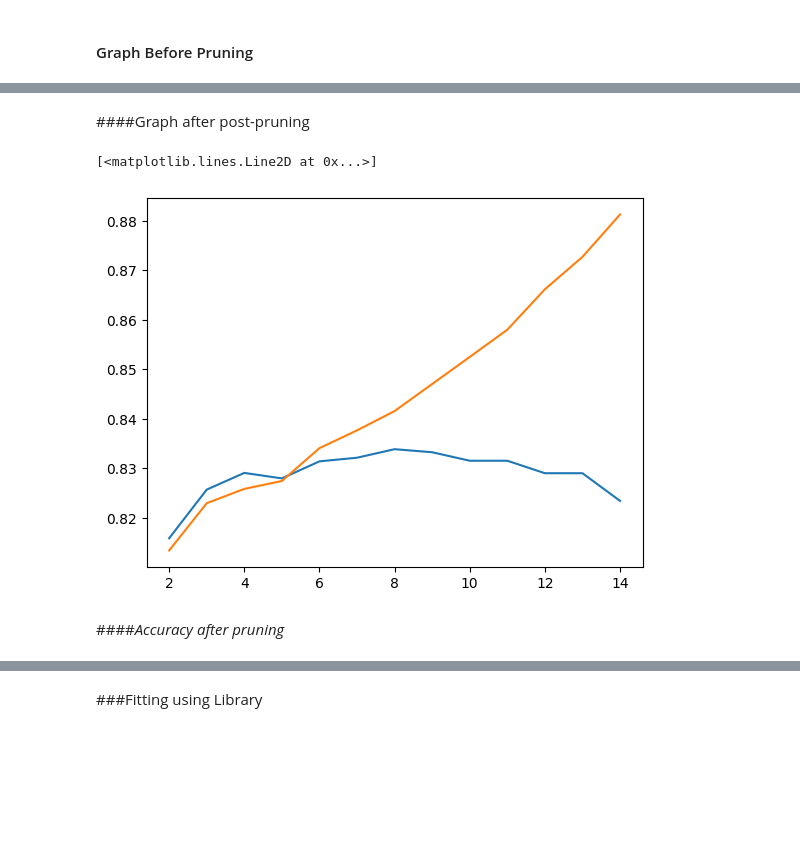
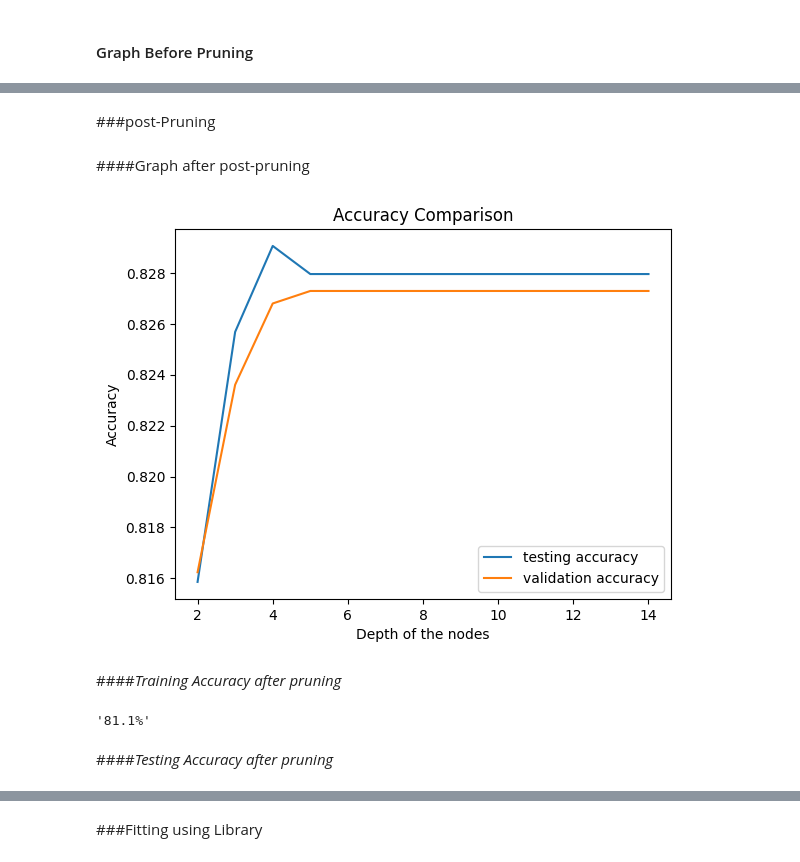
Before and after one commit to Hritik003/Decision-Tree-with-Pruning, a Jupyter notebook: decision_Tree.ipynb, the cells around one changed output, grey strips where cells are left out. Saved outputs shown, nothing was run; the diff lists cells and outputs as text; code cells hidden in the pictures; blank space fills up the shorter version.

```diff
--- a/decision_Tree.ipynb
+++ b/decision_Tree.ipynb
@@ -720,0 +733,3 @@ dt_x_test=discrete_test.drop(['income'],axis=1);
+# %%
+dt_x_val = dt_x_test.iloc[0:int(0.5*dt_x_test.shape[0])+1]
+dt_y_val = dt_y_test.iloc[0:int(0.5*dt_y_test.shape[0])+1]
@@ -754,0 +805,2 @@ round((accuracy_score(dt_y_test,Y_pred))*100,2).astype(str)+'%'
+# %% [markdown]
+###post-Pruning
@@ -755,25 +824,2 @@ round((accuracy_score(dt_y_test,Y_pred))*100,2).astype(str)+'%'
 # %% [markdown]
 ####Graph after post-pruning
-# %%
-
-
-n=dt_x_train.shape[1]
-x_ax=[]
-y_ax_test=[]
-y_ax_train=[]
-
-
-
-for i in range(n, 1, -1):
-    pruned_3 = DecisionTree(max_depth=i)
-    pruned_3.fit(dt_x_train, dt_y_train)
-    pruned_tree = reduced_error_prune(pruned_3.tree_, dt_x_train, dt_y_train)
-    pruned_3.tree_=pruned_tree
-    x_ax.append(i)
-    y_ax_test.append(pruned_3.score(dt_x_test, dt_y_test))
-    y_ax_train.append(pruned_3.score(dt_x_train, dt_y_train))
-plt.plot(x_ax,y_ax_test)
-plt.plot(x_ax,y_ax_train)
-# %% [output]
-[<matplotlib.lines.Line2D at 0x...>]
-[figure, removed]
@@ -784,0 +826,18 @@ y_pred_prune = predict(pruned_3, dt_x_test)
+# %%
+plt.plot(x_ax,y_ax_test, label ="testing accuracy")
+plt.plot(x_ax,y_ax_val,label ="validation accuracy")
+
+# Add labels for the x-axis and y-axis
+plt.xlabel("Depth of the nodes")
+plt.ylabel("Accuracy")
+
+# Add a title to the plot
+plt.title("Accuracy Comparison")
+
+# Add a legend to the plot
+plt.legend()
+
+# Display the plot
+plt.show()
+# %% [output]
+[figure, added]
@@ -785,2 +849,2 @@ y_pred_prune = predict(pruned_3, dt_x_test)
 # %% [markdown]
-####*Accuracy after pruning*
+####*Training Accuracy after pruning*
@@ -786,0 +856,7 @@ y_pred_prune = predict(pruned_3, dt_x_test)
+# %%
+from sklearn.metrics import accuracy_score
+round((accuracy_score(dt_y_train,y_pred_prune))*100,2).astype(str)+'%'
+# %% [output]
+'81.1%'
+# %% [markdown]
+####*Testing Accuracy after pruning*
```
Also changed, not shown: parts of 69 cells of this notebook.
